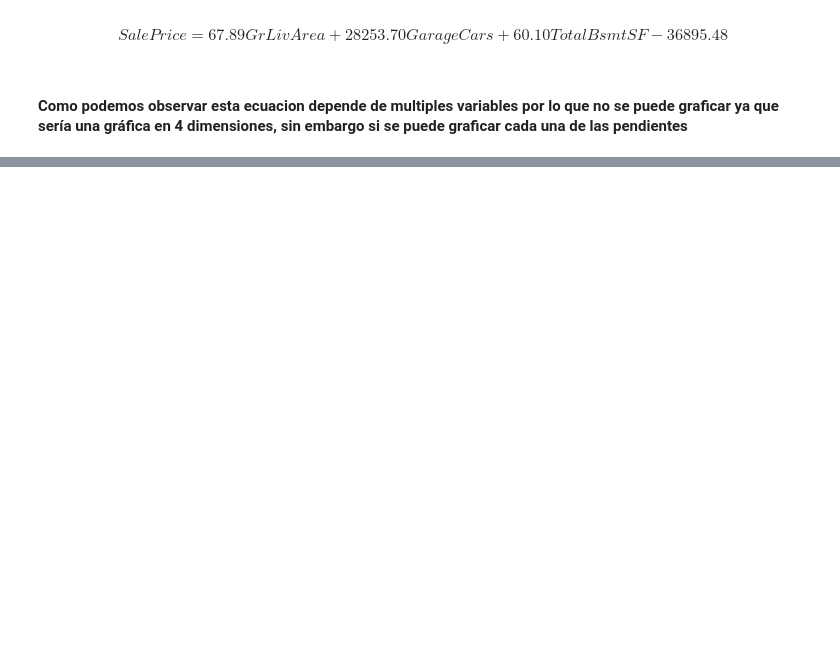
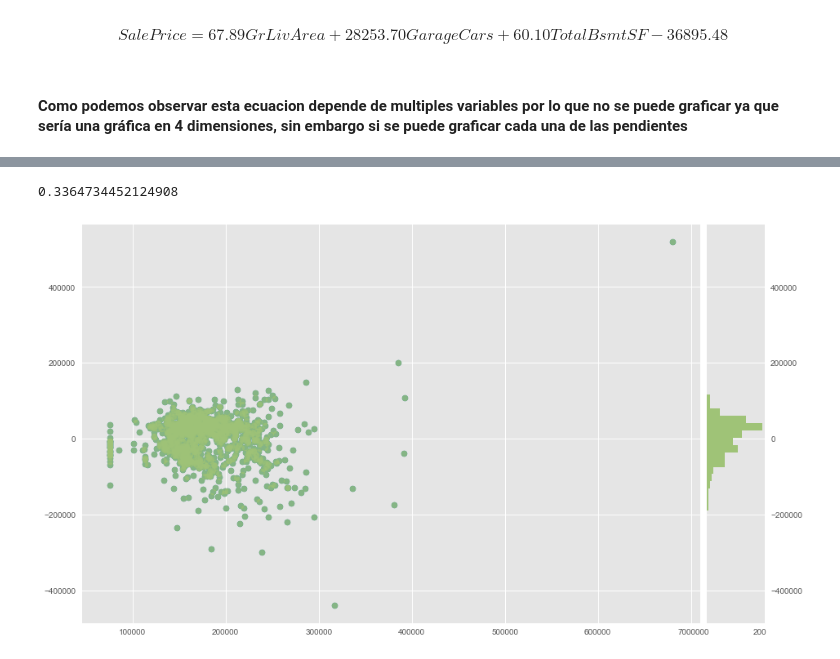
Before and after one commit to JJHH06/HT4LinearRegresionModels, a Jupyter notebook: HDT4.ipynb, the cells around one changed output, grey strips where cells are left out. Saved outputs shown, nothing was run; the diff lists cells and outputs as text; code cells hidden in the pictures; blank space fills up the shorter version.

```diff
--- a/HDT4.ipynb
+++ b/HDT4.ipynb
@@ -166,0 +213,8 @@ plt.plot(p_length_pred, p_width_t, color="blue")
+# %%
+model = Ridge()
+visualizer = ResidualsPlot(model, logx=True, logy=True)
+visualizer.fit(p_width, p_length)
+visualizer.score(p_width, p_length)
+# %% [output]
+0.3364734452124908
+[figure, added]
```
Also changed, not shown: parts of 12 cells of this notebook.
